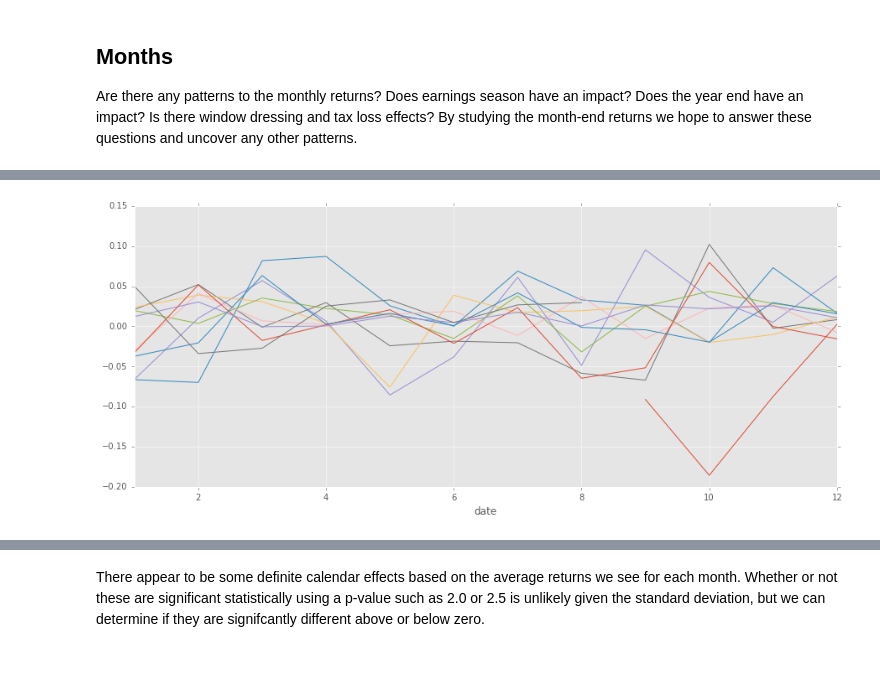
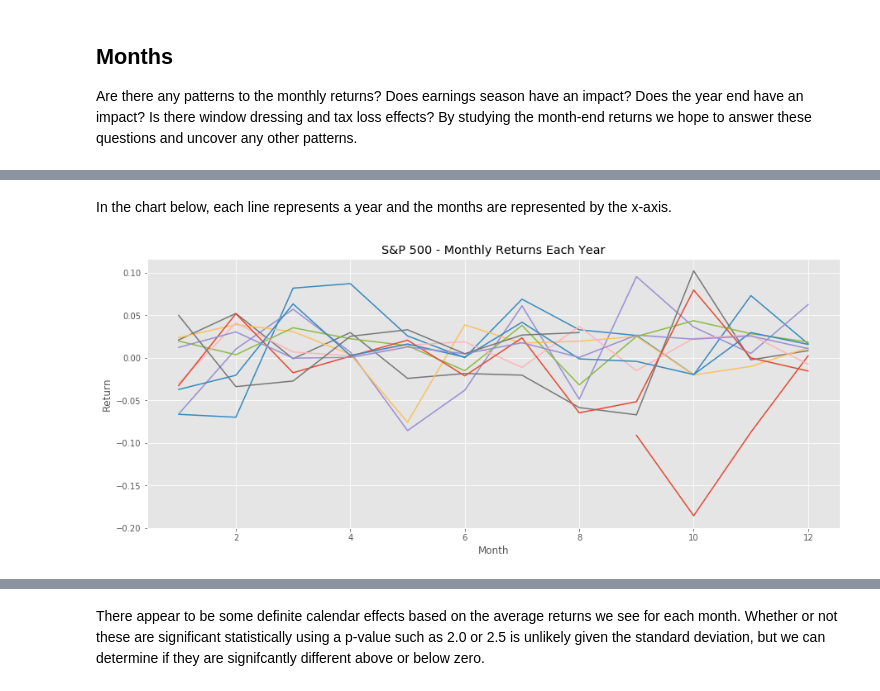
Before and after one commit to aandres99/SP500-Studies, a Jupyter notebook: SP500_When.ipynb, the cells around one changed output, grey strips where cells are left out. Cells and saved outputs as stored; diff of their text form; code cells hidden in the pictures; blank space fills up the shorter version.

Commit message:
Added more commentary and graph labels

```diff
--- a/SP500_When.ipynb
+++ b/SP500_When.ipynb
@@ -147,4 +172,9 @@ pivoted
+# %% [markdown]
+In the chart below, each line represents a year and the months are represented by the x-axis.
 # %%
-pivoted.plot(legend=False, figsize=(15,6));
+pivoted.plot(legend=False, figsize=(15,6))
+plt.title('S&P 500 - Monthly Returns Each Year')
+plt.ylabel('Return')
+plt.xlabel('Month');
 # %% [output]
-[figure, old version]
+[figure, new version]
```
Also changed, not shown: parts of 14 cells of this notebook.
